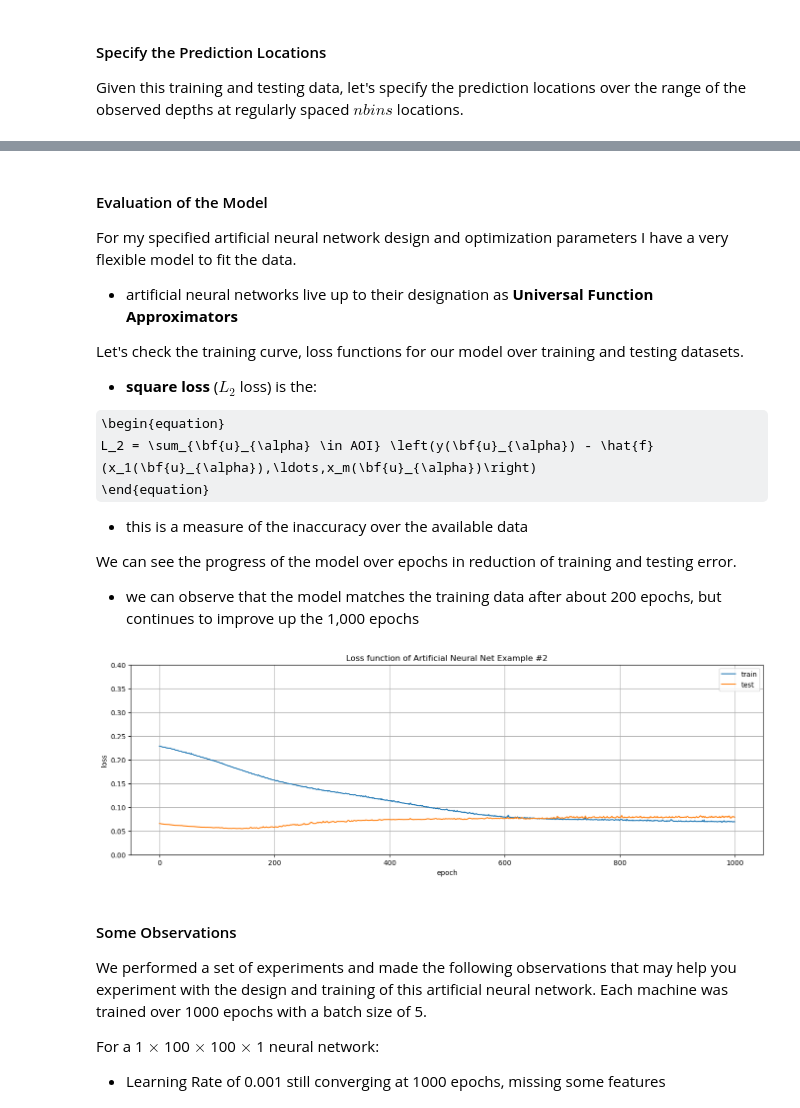
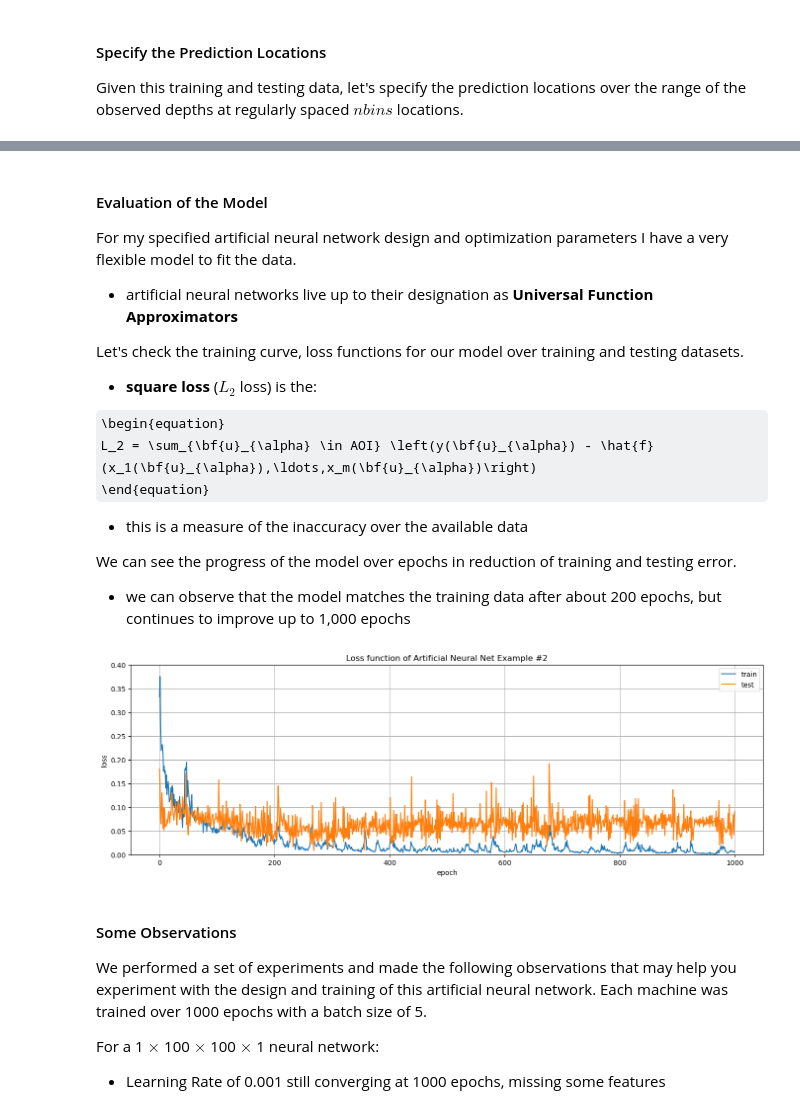
Before and after one commit to daytum/subsurfaceml-geostats-training, a Jupyter notebook: notebooks/NeuralNet.ipynb, the cells around one changed output, grey strips where cells are left out. Saved outputs shown, nothing was run; the diff lists cells and outputs as text; code cells hidden in the pictures; some formulas as TeX source.

```diff
--- a/notebooks/NeuralNet.ipynb
+++ b/notebooks/NeuralNet.ipynb
@@ -146,7 +133,7 @@ from tensorflow.python.keras import backend as k
 
 It is common to transform properties to standard normal for geostatistical workflows.
 # %%
-df2 = cat.porosity_1D.read()                                 # display first 5 samples in the table as a preview
+df2 = pd.read_csv("https://raw.githubusercontent.com/daytum/intake-data/master/daytum_cat/data/1D_Porosity.csv")
 df2.head()                                                   # we could also use this command for a table preview
 # %% [output]
 |  | Depth | Nporosity |
@@ -345,23 +418,23 @@ L_2 = \sum_{\bf{u}_{\alpha} \in AOI} \left(y(\bf{u}_{\alpha}) - \hat{f}(x_1(\bf{
 
 We can see the progress of the model over epochs in reduction of training and testing error.
 
-* we can observe that the model matches the training data after about 200 epochs, but continues to improve up the 1,000 epochs
+* we can observe that the model matches the training data after about 200 epochs, but continues to improve up to 1,000 epochs
 # %%
 # Plot the Loss vs. Training Epoch
 plt.subplot(1,1,1)
-plt.plot(hist_2.history['loss'])
-plt.plot(hist_2.history['val_loss'])
+plt.plot(train_losses)
+plt.plot(test_losses)
 plt.title('Loss function of Artificial Neural Net Example #2')
 plt.ylabel('loss')
 plt.xlabel('epoch')
 plt.legend(['train', 'test'], loc='upper right')
 plt.ylim(0,0.4)
 plt.grid()
 plt.tight_layout()
 plt.subplots_adjust(left=0.0, bottom=0.0, right=2.0, top=0.8, wspace=0.2, hspace=0.2)
 plt.show()
 # %% [output]
-[figure, old version]
+[figure, new version]
 # %% [markdown]
 #### Some Observations
 
```
Also changed, not shown: parts of 15 cells of this notebook.
